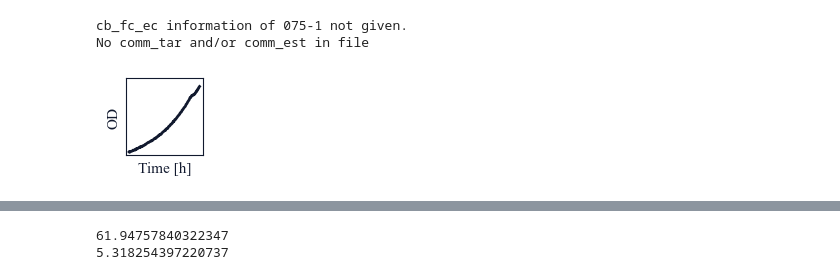
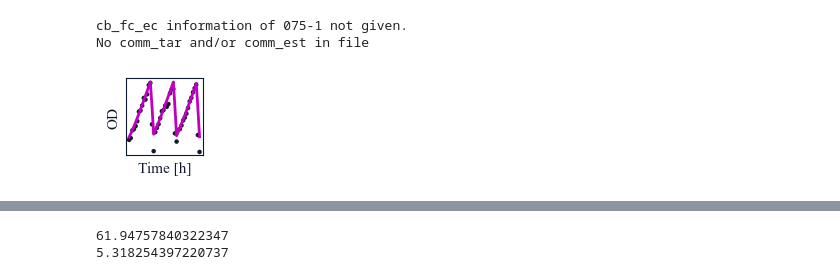
Before and after one commit to Janmorlock/PopEst, a Jupyter notebook: ScrapScript.ipynb, the cells around one changed output, grey strips where cells are left out. Cells and saved outputs as stored; diff of their text form; code cells hidden in the pictures.

Commit message:
Presentation Plotting

```diff
--- a/ScrapScript.ipynb
+++ b/ScrapScript.ipynb
@@ -2,9 +41,7 @@
 import numpy as np
 import matplotlib.pyplot as plt
 import matplotlib
-from pyparsing import col
 
-from config.params import Params
 from CbData import CbData
 from CbDataParams import CbDataParam
 from lib.Model import CustModel
@@ -12,47 +49,64 @@ from lib.Model import CustModel
 cbParam = CbDataParam('075-1')
 cbParam.n_reactors = 1
 cbParam.file_ind = [cbParam.file_ind[12]]
 cbData = CbData(cbParam)
 model = CustModel()
-withModel = False
+withModel = True
+dilution = False
 
 ind = np.arange(0, len(cbData.dil[0]),dtype=int)
 dil_ind = ind[cbData.dil[0]]
 
 matplotlib.rc('axes',edgecolor='#11192E')#11192E')
 plt.rcParams['font.family'] = 'Times New Roman'
 plt.rcParams['font.size'] = 11
 fig, ax = plt.subplots(1,1)
 fig.set_figheight(1)
 fig.set_figwidth(1)
-prod_start = 100 # dil_ind[6] # 0
-prod_end = dil_ind[0] # dil_ind[7] # dil_ind[0]
-prod_start += 1
-# ax.plot(cbData.time_h[0][dil_ind[5]+1:dil_ind[6]], cbData.od[0][dil_ind[5]+1:dil_ind[6]])
-ax.plot(cbData.time_h[0][prod_start:prod_end], cbData.od[0][prod_start:prod_end], color='#11192E', lw = 2)
-x_pred_arr = np.zeros(prod_end - prod_start)
+start = dil_ind[16] + 2
+end = dil_ind[22] + 2
+
 if withModel:
-    x_pred = cbData.od[0][prod_start]
-    for k in range(prod_start, prod_end):
+    highlight = np.ones(end - start)
+else:
+    highlight = cbData.dil[0][start:end].copy()
+    if dilution:
+        for i in range(len(highlight)):
+            if cbData.dil[0][start+i-1]:
+                highlight[i] = 1
+    if not dilution:
+        highlight = 1 - highlight
+        for i in range(len(highlight)):
+            if cbData.dil[0][start+i+1]:
+                highlight[i] = 1
+
+ax.scatter(cbData.time_h[0][start:end], cbData.od[0][start:end], color='#11192E', marker = '.', s=10 + 10*highlight, alpha = 0.3 + 0.7*highlight)
+x_pred_arr = np.zeros(end - start)
+if withModel:
+    x_pred = cbData.od[0][start]
+    for k in range(start, end):
         gr_ss = model.getSteadyStateGrowthRates(cbData.temp[0][k])
         dt = cbData.time_h[0][k] - cbData.time_h[0][max(0,k-1)]
         for i in range(round(dt/model.ts_h)):
             model.updateGrowthRates(gr_ss)
             x_pred = x_pred + model.ts_h*model.gr[0]*x_pred
-        x_pred_arr[k-prod_start] = x_pred
-    ax.plot(cbData.time_h[0][prod_start:prod_end], x_pred_arr, linestyle='--', lw = 2, color='red')
+        x_pred_arr[k-start] = x_pred
+        if cbData.dil[0][k]:
+            dil_r = model.parameters['dil_rate']+0.002
+            # Dilution
+            x_pred = x_pred * (1 - dil_r/cbData.od[0][k])
+    ax.plot(cbData.time_h[0][start:end], x_pred_arr, linestyle='-', lw = 2, color='m')
 
 ax.set_xticks([])
 ax.set_yticks([])
-ax.set_ylim([0.05, 0.6])
 ax.set_xlabel('Time [h]', color = '#11192E')
 ax.set_ylabel('OD', color = '#11192E')
 
-fig.savefig('/Users/janmorlock/Documents/Ausbildung/Master/MasterProject/FiguresPresentation/ProductionSymbol{}.pdf'.format('Model' if withModel else ''), transparent=True, bbox_inches='tight')
+fig.savefig('/Users/janmorlock/Documents/Ausbildung/Master/MasterProject/FiguresPresentation/Symbol{}.pdf'.format('Model' if withModel else 'Dilution' if dilution else 'Production'), transparent=True, bbox_inches='tight')
 # %% [output]
 cb_fc_ec information of 075-1 not given.
 No comm_tar and/or comm_est in file
-[figure, old version]
+[figure, new version]
 # %%
 import numpy as np
 import matplotlib.pyplot as plt
```
Also changed, not shown: parts of 3 cells of this notebook, 5 other files.
